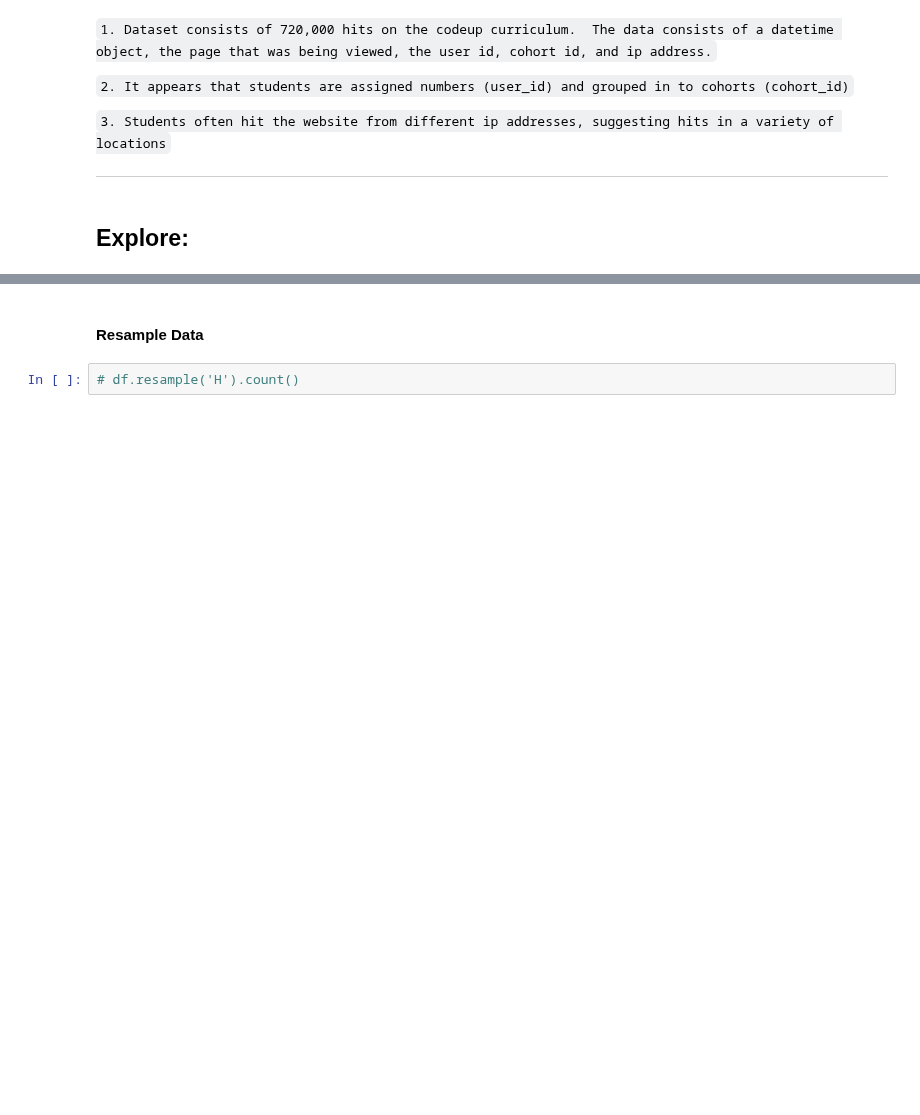
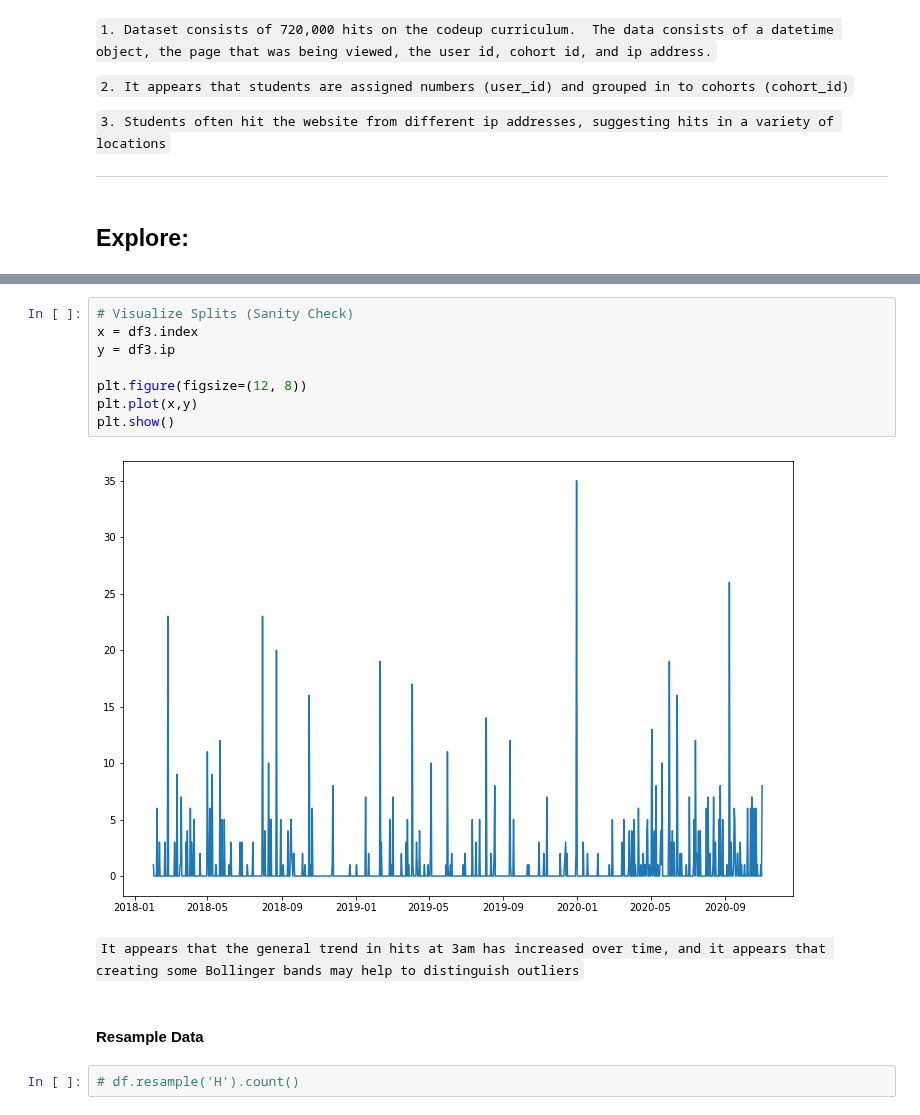
Before and after one commit to CSolitaire/anomaly-detection-exercises, a Jupyter notebook: time_series_anomaly_detection.ipynb, the cells around one changed output, grey strips where cells are left out. Cells and saved outputs as stored; diff of their text form; blank space fills up the shorter version.

```diff
--- a/time_series_anomaly_detection.ipynb
+++ b/time_series_anomaly_detection.ipynb
@@ -284,3 +344,15 @@ df.groupby(['ip', 'hour']).sum()
+# %%
+# Visualize Splits (Sanity Check)
+x = df3.index
+y = df3.ip
+
+plt.figure(figsize=(12, 8))
+plt.plot(x,y)
+plt.show()
+# %% [output]
+[figure, added]
+# %% [markdown]
+`It appears that the general trend in hits at 3am has increased over time, and it appears that creating some Bollinger bands may help to distinguish outliers`
 # %% [markdown]
 #### Resample Data
 # %%
```
Also changed, not shown: parts of 25 cells of this notebook.
